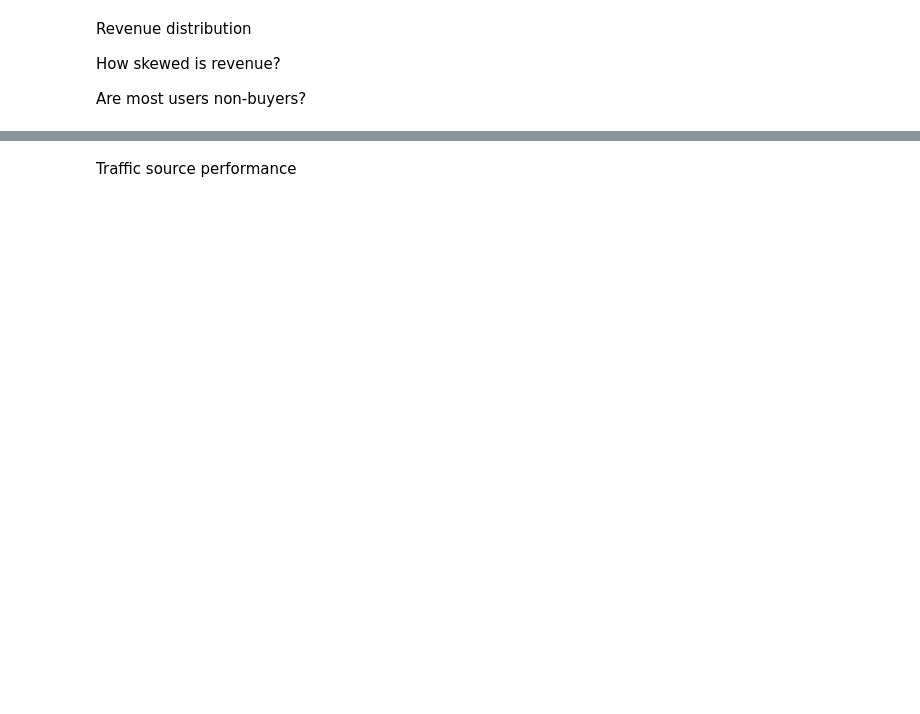
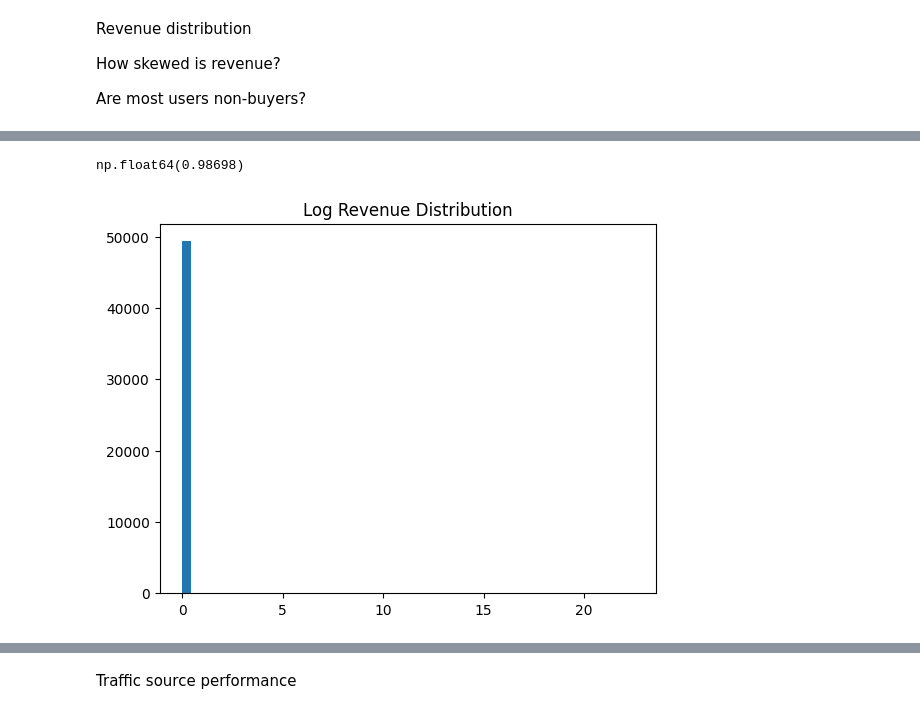
Before and after one commit to snehalsreedhar/Marketing-Decision-Engine-From-Attribution-to-Spend-Optimization, a Jupyter notebook: notebooks/eda.ipynb, the cells around one changed output, grey strips where cells are left out. Drawn from its saved outputs; the diff is of its cells as text; code cells hidden in the pictures; blank space fills up the shorter version.

```diff
--- a/notebooks/eda.ipynb
+++ b/notebooks/eda.ipynb
@@ -165,0 +249,4 @@ save_to_excel(df_cleaned, path)
+# %%
+df_cleaned['num_sessions_per_user'] = df.groupby('fullVisitorId')['visitId'].transform('nunique')
+
+df_cleaned['is_returning_user'] = (df_cleaned['num_sessions_per_user'] > 1).astype(int)
@@ -173,0 +280,15 @@ Conversion rate analysis
+# %%
+(df_cleaned['totals_transactionRevenue'] == 0).mean()
+# %% [output]
+np.float64(0.98698)
+# %%
+import numpy as np
+import matplotlib.pyplot as plt
+
+revenue = df_cleaned['totals_transactionRevenue']
+
+plt.hist(np.log1p(revenue), bins=50)
+plt.title("Log Revenue Distribution")
+plt.show()
+# %% [output]
+[figure, added]
```
Also changed, not shown: parts of 88 cells of this notebook, 1 other file.
